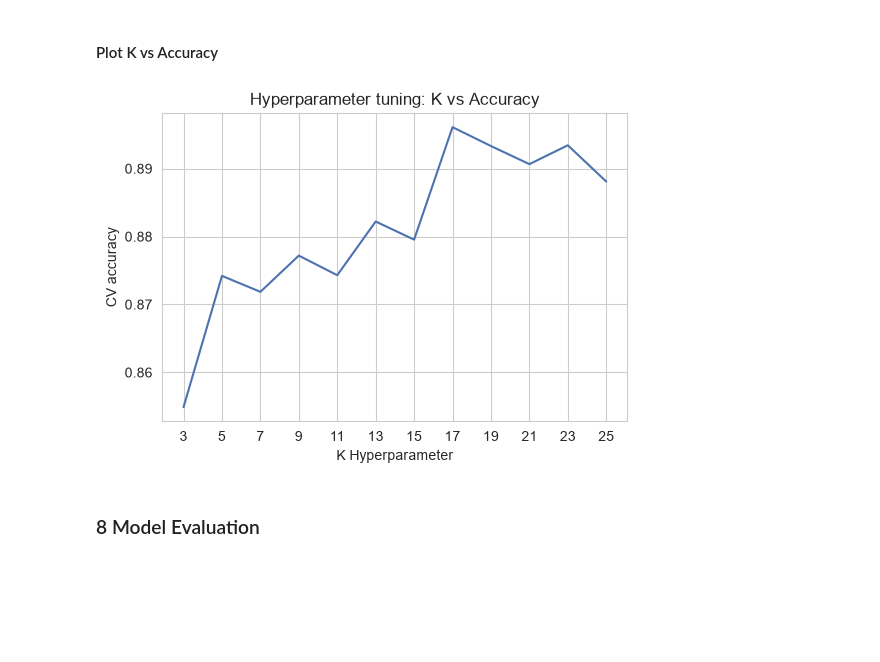
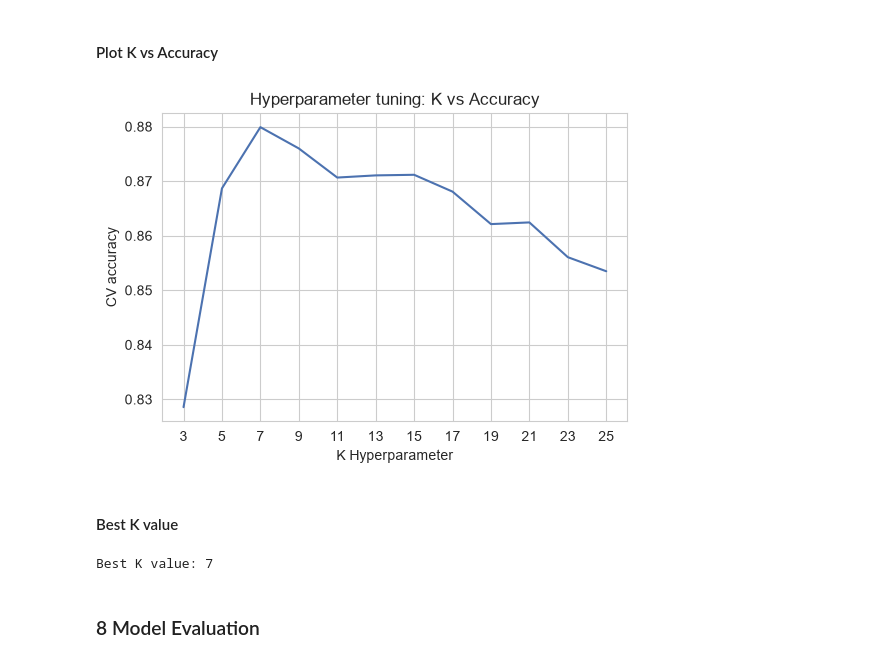
Before and after one commit to dheemanth-bhat/supervised-ml-algorithms, a Jupyter notebook: 03_K_Nearest_Neighbors/04_Project_1.ipynb, the cells around one changed output. Cells and saved outputs as stored; diff of their text form; code cells hidden in the pictures; blank space fills up the shorter version.

```diff
--- a/03_K_Nearest_Neighbors/04_Project_1.ipynb
+++ b/03_K_Nearest_Neighbors/04_Project_1.ipynb
@@ -222,0 +264,5 @@ Feature `Delicassen`: 27 rows (6.14% of data)
+# %%
+mask = od_df["Detergents_Paper"] > 15_000
+
+display(od_df[mask])
+od_df = od_df[~mask]
@@ -222,0 +280,5 @@ Feature `Delicassen`: 27 rows (6.14% of data)
+# %%
+mask = od_df["Delicassen"] > 8_000
+
+display(od_df[mask])
+od_df = od_df[~mask]
@@ -287,6 +353,6 @@ Index(['Region', 'Fresh', 'Milk', 'Grocery', 'Frozen', 'Detergents_Paper', 'Deli
 X = od_df[od_df.columns.difference(["class"])]
 y = od_df["class"]
 # %%
-X_train, X_test, y_train, y_test = train_test_split(X, y, test_size=0.30, stratify=y, random_state=42)
+X_train, X_test, y_train, y_test = train_test_split(X, y, test_size=0.3, stratify=y, random_state=42)
 X_train.shape, X_test.shape, y_train.shape, y_test.shape
 # %% [output]
@@ -390,7 +458,7 @@ k_vals
 # %% [markdown]
 #### K-Fold Cross Validation
 # %%
-cv_acc = list()
+cv_results = list()
 for k in k_vals:
     cv_pipeline = Pipeline(
         steps=[
@@ -399,19 +467,30 @@ for k in k_vals:
             ("model", KNeighborsClassifier(n_neighbors=k, weights="distance", metric="minkowski", p=1)),
         ]
     )
-    acc_scores = cross_val_score(cv_pipeline, X_train, y_train, cv=5, scoring="balanced_accuracy")
-    cv_acc.append(acc_scores.mean())
+
+    cv_result = cross_validate(
+        cv_pipeline,
+        X_train,
+        y_train,
+        cv=4,
+        scoring="balanced_accuracy",
+        return_train_score=True,
+    )
+
+    cv_results.append([cv_result["train_score"].mean(), cv_result["test_score"].mean()])
+
+cv_results = np.array(cv_results)
 # %% [markdown]
 #### Plot K vs Accuracy
 # %%
 plt.figure(figsize=(6, 4))
 
-sns.lineplot(x=k_vals, y=cv_acc)
+sns.lineplot(x=k_vals, y=cv_results[:, 1])
 plt.title("Hyperparameter tuning: K vs Accuracy")
 plt.xlabel("K Hyperparameter")
 plt.ylabel("CV accuracy")
 plt.xticks(k_vals)
 
 plt.show()
 # %% [output]
-[figure, old version]
+[figure, new version]
@@ -420,3 +497,11 @@ best_k = 17
+# %% [markdown]
+#### Best K value
+# %%
+best_idx = np.argmax(cv_results[:, 1])
+best_k = k_vals[best_idx]
+print("Best K value:", best_k)
+# %% [output]
+Best K value: 7
 # %% [markdown]
 ### 8 Model Evaluation
 # %% [markdown]
```
Also changed, not shown: parts of 37 cells of this notebook.
